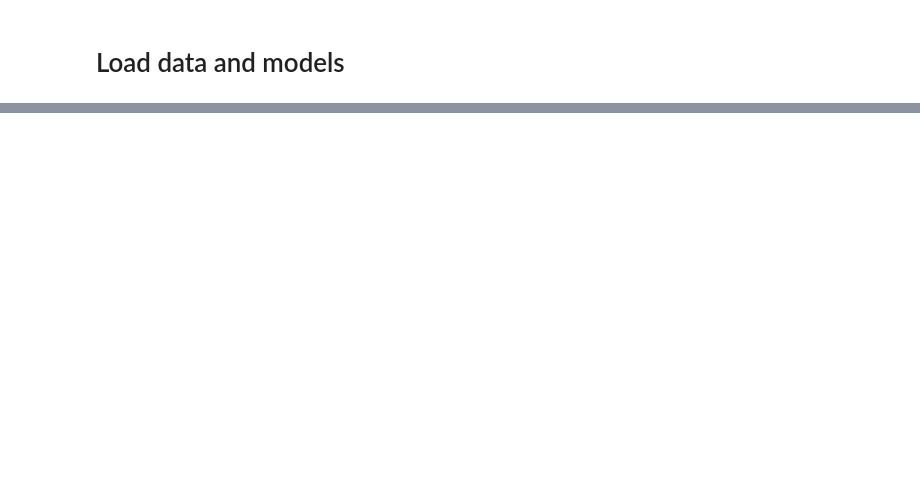
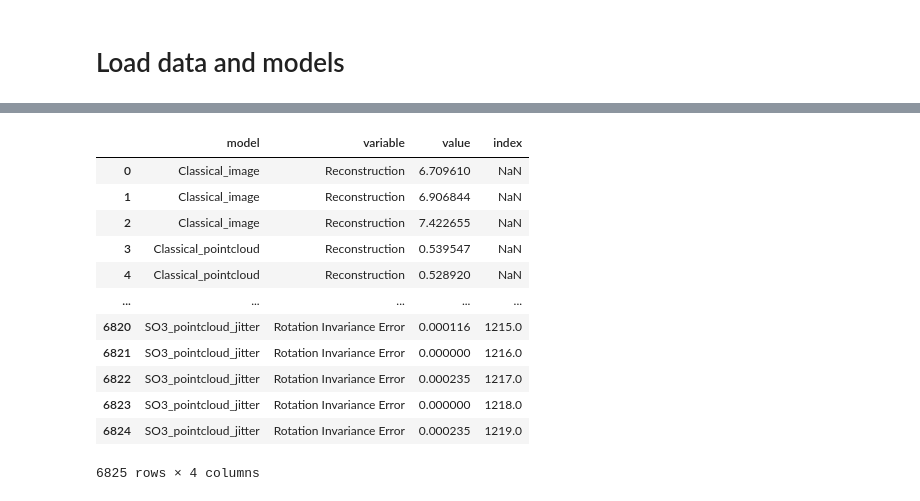
Before and after one commit to AllenCell/benchmarking_representations, a Jupyter notebook: br/notebooks/fig3_pcna.ipynb, the cells around one changed output, grey strips where cells are left out. Saved outputs shown, nothing was run; the diff lists cells and outputs as text; code cells hidden in the pictures; blank space fills up the shorter version.

Commit message:
working fig 2, 3, 4 notebooks (up to polar plot viz)

```diff
--- a/br/notebooks/fig3_pcna.ipynb
+++ b/br/notebooks/fig3_pcna.ipynb
@@ -17,6 +17,7 @@ device = "cuda:0"
 # Load data and models
 # %%
 os.chdir('/allen/aics/modeling/ritvik/projects/benchmarking_representations/')
+save_path = './test_pcna_embeddings/'
 # %%
 from br.data.get_datamodules import get_data
 from cyto_dl.models.utils.mlflow import load_model_from_checkpoint
@@ -55,0 +204,14 @@ all_models
+# %%
+from br.features.plot import collect_outputs
+from br.features.plot import plot
+
+model_order = ["Classical_image", "SO3_image", "Classical_pointcloud", "SO3_pointcloud"]
+metric_list = ['reconstruction', 'emissions', 'classification_cell_stage_fine', 'classification_flag_comment',
+               'compactness', 'evolution_energy',
+               'model_sizes', 'rotation_invariance_error']
+norm = 'std'
+title = 'pcna_comparison'
+colors_list = None
+unique_expressivity_metrics = ['Classification_cell_stage_fine', 'Classification_flag_comment']
+df, df_non_agg = collect_outputs(save_path, norm, model_order, metric_list)
+plot(save_path, df, model_order, title, colors_list, norm, unique_expressivity_metrics)
@@ -55,0 +238,16 @@ all_models
+# %%
+df_non_agg
+# %% [output]
+|  | model | variable | value | index |
+| 0 | Classical_image | Reconstruction | 6.709610 | NaN |
+| 1 | Classical_image | Reconstruction | 6.906844 | NaN |
+| 2 | Classical_image | Reconstruction | 7.422655 | NaN |
+| 3 | Classical_pointcloud | Reconstruction | 0.539547 | NaN |
+| 4 | Classical_pointcloud | Reconstruction | 0.528920 | NaN |
+| ... | ... | ... | ... | ... |
+| 6820 | SO3_pointcloud_jitter | Rotation Invariance Error | 0.000116 | 1215.0 |
+| 6821 | SO3_pointcloud_jitter | Rotation Invariance Error | 0.000000 | 1216.0 |
+| 6822 | SO3_pointcloud_jitter | Rotation Invariance Error | 0.000235 | 1217.0 |
+| 6823 | SO3_pointcloud_jitter | Rotation Invariance Error | 0.000000 | 1218.0 |
+| 6824 | SO3_pointcloud_jitter | Rotation Invariance Error | 0.000235 | 1219.0 |
+6825 rows × 4 columns
```
Also changed, not shown: parts of 14 cells of this notebook, 15 other files.
